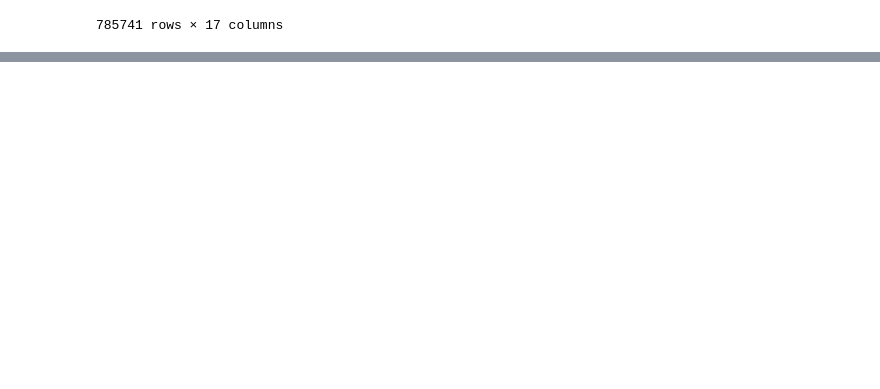
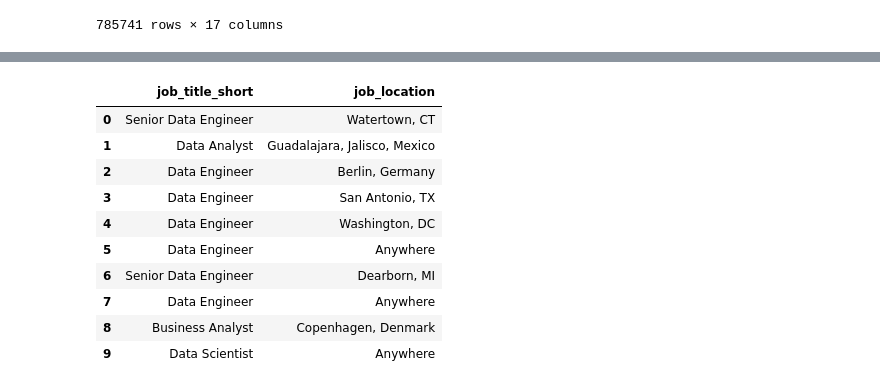
Before and after one commit to sameerraj227/python_library, a Jupyter notebook: Pandas.ipynb, the cells around one changed output, grey strips where cells are left out. Cells and saved outputs as stored; diff of their text form; code cells hidden in the pictures; blank space fills up the shorter version.

```diff
--- a/Pandas.ipynb
+++ b/Pandas.ipynb
@@ -130,0 +159,14 @@ df
+# %%
+df[['job_title_short','job_location']].head(10)
+# %% [output]
+|  | job_title_short | job_location |
+| 0 | Senior Data Engineer | Watertown, CT |
+| 1 | Data Analyst | Guadalajara, Jalisco, Mexico |
+| 2 | Data Engineer | Berlin, Germany |
+| 3 | Data Engineer | San Antonio, TX |
+| 4 | Data Engineer | Washington, DC |
+| 5 | Data Engineer | Anywhere |
+| 6 | Senior Data Engineer | Dearborn, MI |
+| 7 | Data Engineer | Anywhere |
+| 8 | Business Analyst | Copenhagen, Denmark |
+| 9 | Data Scientist | Anywhere |
```
Also changed, not shown: parts of 2 cells of this notebook.
